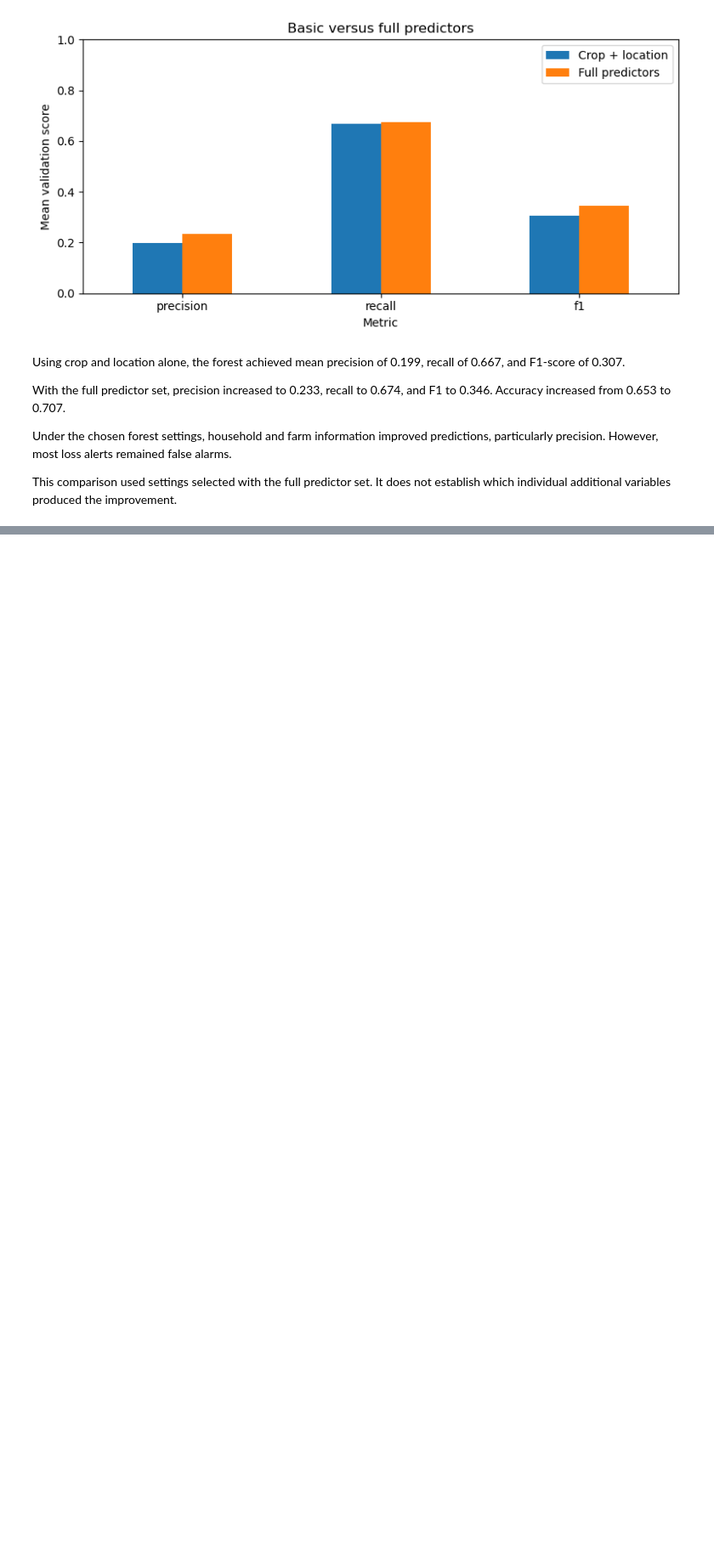
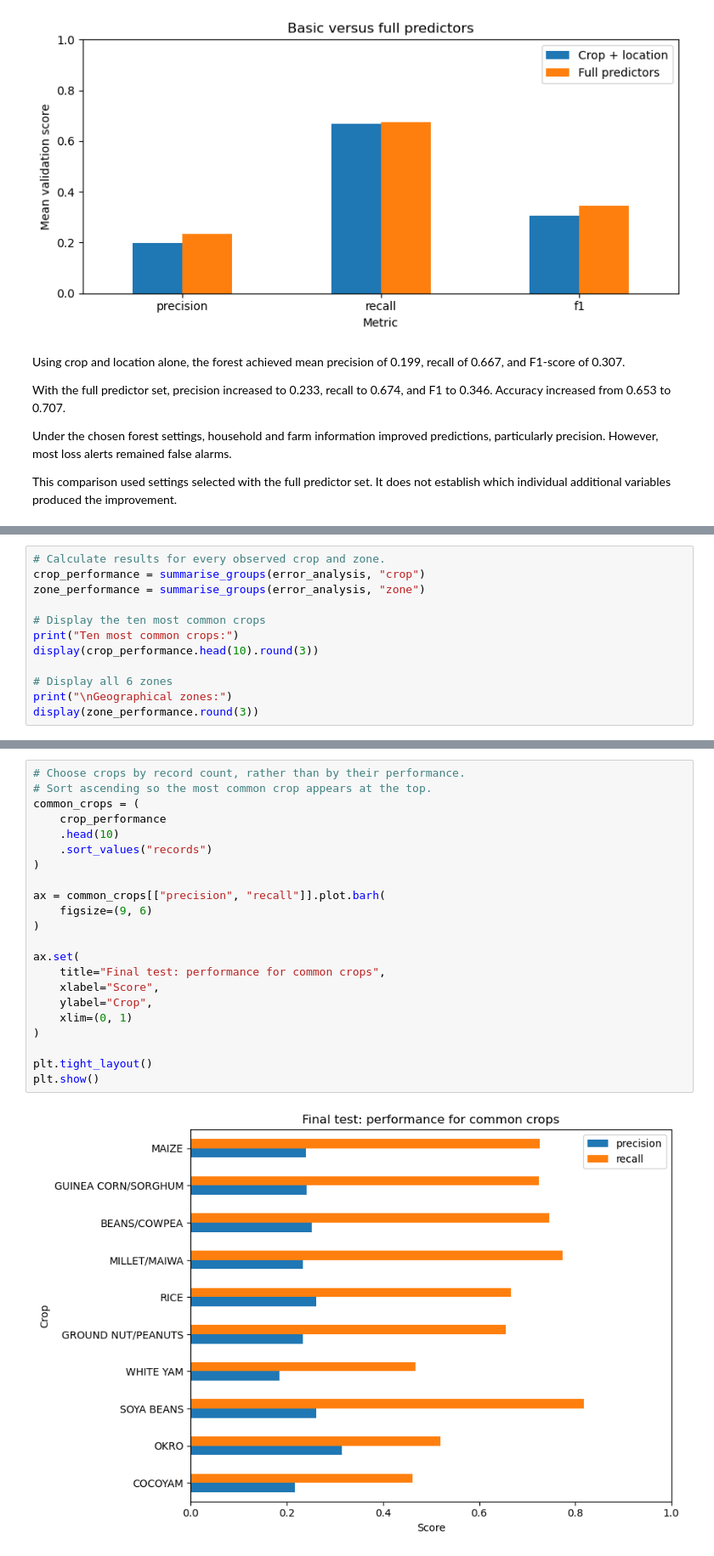
Before and after one commit to Chizycodes/nass-harvest-loss-prediction, a Jupyter notebook: notebooks/03_modelling_evaluation.ipynb, the cells around one changed output, grey strips where cells are left out. Shown at 85% size. Drawn from its saved outputs; the diff is of its cells as text; blank space fills up the shorter version.

```diff
--- a/notebooks/03_modelling_evaluation.ipynb
+++ b/notebooks/03_modelling_evaluation.ipynb
@@ -886,0 +1080,12 @@ Lifecycle stage 5. Compare simple and expanded feature sets, inspect relevant cr
+# %%
+# Calculate results for every observed crop and zone.
+crop_performance = summarise_groups(error_analysis, "crop")
+zone_performance = summarise_groups(error_analysis, "zone")
+
+# Display the ten most common crops
+print("Ten most common crops:")
+display(crop_performance.head(10).round(3))
+
+# Display all 6 zones
+print("\nGeographical zones:")
+display(zone_performance.round(3))
@@ -886,0 +1115,24 @@ Lifecycle stage 5. Compare simple and expanded feature sets, inspect relevant cr
+# %%
+# Choose crops by record count, rather than by their performance.
+# Sort ascending so the most common crop appears at the top.
+common_crops = (
+    crop_performance
+    .head(10)
+    .sort_values("records")
+)
+
+ax = common_crops[["precision", "recall"]].plot.barh(
+    figsize=(9, 6)
+)
+
+ax.set(
+    title="Final test: performance for common crops",
+    xlabel="Score",
+    ylabel="Crop",
+    xlim=(0, 1)
+)
+
+plt.tight_layout()
+plt.show()
+# %% [output]
+[figure, added]
```
Also changed, not shown: parts of 17 cells of this notebook.
